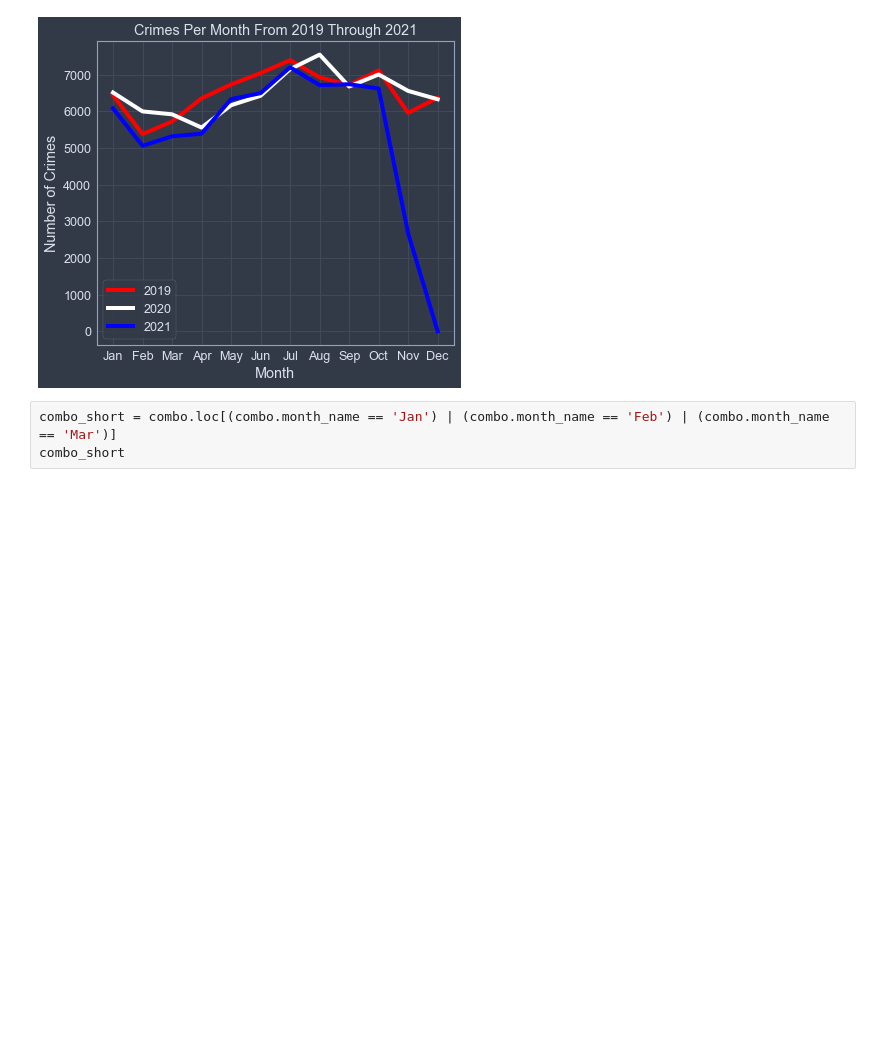
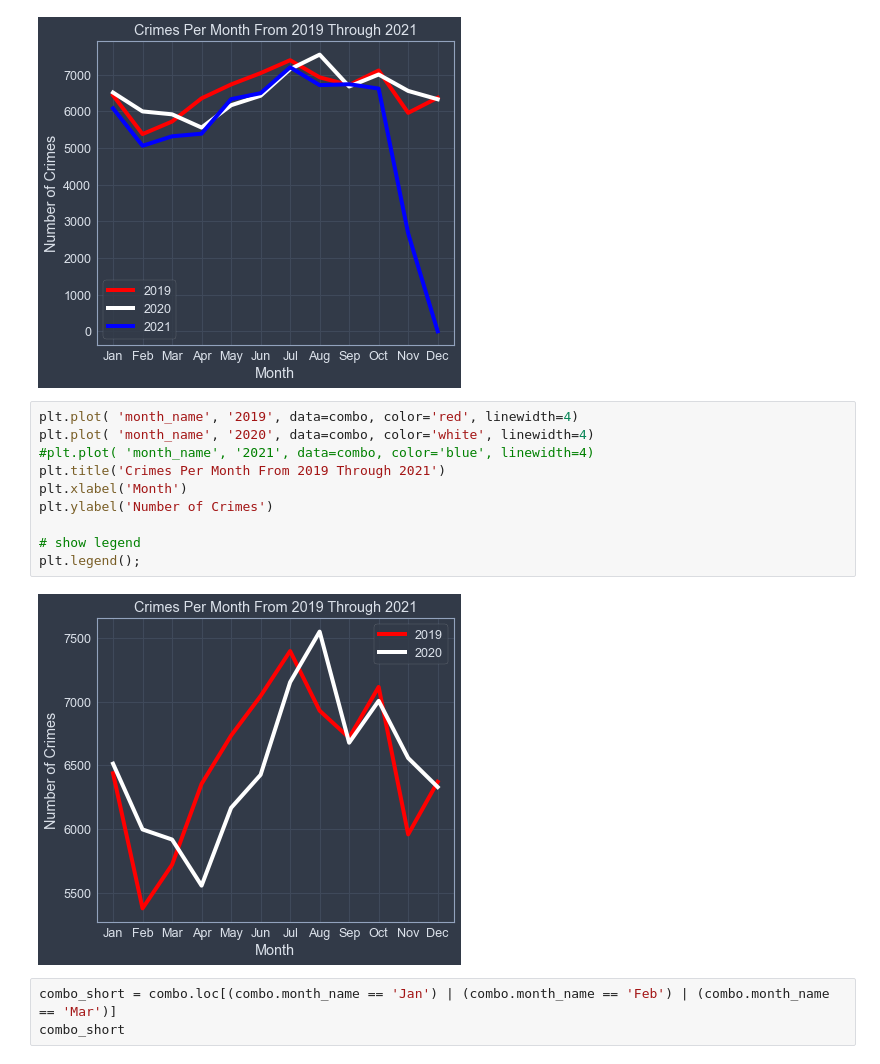
Before and after one commit to HarrisonNearn/Capstone-Project, a Jupyter notebook: Notebook/CAPSTONE - HBN.ipynb, the cells around one changed output. Saved outputs shown, nothing was run; the diff lists cells and outputs as text; blank space fills up the shorter version.

```diff
--- a/Notebook/CAPSTONE - HBN.ipynb
+++ b/Notebook/CAPSTONE - HBN.ipynb
@@ -862,6 +859,18 @@ plt.ylabel('Number of Crimes')
 plt.legend();
 # %% [output]
 [figure]
+# %%
+plt.plot( 'month_name', '2019', data=combo, color='red', linewidth=4)
+plt.plot( 'month_name', '2020', data=combo, color='white', linewidth=4)
+#plt.plot( 'month_name', '2021', data=combo, color='blue', linewidth=4)
+plt.title('Crimes Per Month From 2019 Through 2021')
+plt.xlabel('Month')
+plt.ylabel('Number of Crimes')
+
+# show legend
+plt.legend();
+# %% [output]
+[figure, added]
 # %%
 combo_short = combo.loc[(combo.month_name == 'Jan') | (combo.month_name == 'Feb') | (combo.month_name == 'Mar')]
 combo_short
```
Also changed, not shown: parts of 15 cells of this notebook.
